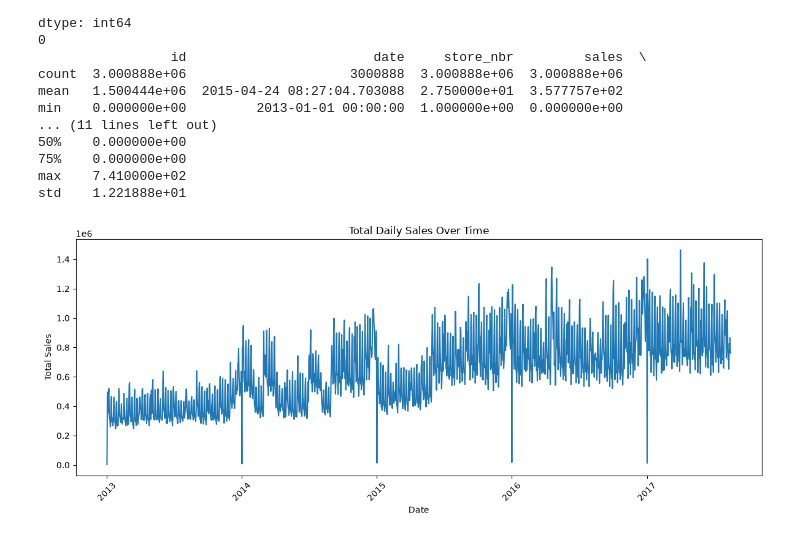
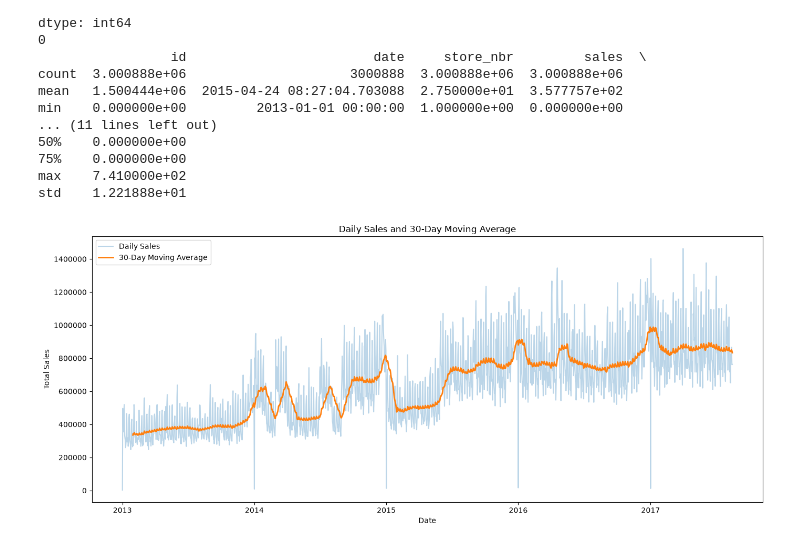
Before and after one commit to cadenasl/retailStore_machine_learning_model, a Jupyter notebook: notebooks/01_exploration.ipynb, the cells around one changed output. Cells and saved outputs as stored; diff of their text form; code cells hidden in the pictures.

```diff
--- a/notebooks/01_exploration.ipynb
+++ b/notebooks/01_exploration.ipynb
@@ -65,24 +65,41 @@ min    0.000000e+00         2013-01-01 00:00:00  1.000000e+00  0.000000e+00
 max    7.410000e+02
 std    1.221888e+01
 # %%
+# Aggregate daily sales
 daily_sales = (
     df.groupby("date")["sales"]
-      .sum()
-      .sort_index()
+    .sum()
+    .sort_index()
 )
 
-plt.figure(figsize=(12, 5))
+# Smooth fluctuations using a 30-day moving average
+rolling_sales = daily_sales.rolling(window=30).mean()
+
+plt.figure(figsize=(14, 6))
 
 plt.plot(
     daily_sales.index,
-    daily_sales.values
+    daily_sales.values,
+    alpha=0.3,
+    label="Daily Sales"
 )
 
-plt.title("Total Daily Sales Over Time")
+plt.plot(
+    rolling_sales.index,
+    rolling_sales.values,
+    linewidth=2,
+    label="30-Day Moving Average"
+)
+
+plt.title("Daily Sales and 30-Day Moving Average")
 plt.xlabel("Date")
 plt.ylabel("Total Sales")
-plt.xticks(rotation=45)
+plt.ticklabel_format(
+    style="plain",
+    axis="y"
+)
+plt.legend()
 plt.tight_layout()
 plt.show()
 # %% [output]
-[figure, old version]
+[figure, new version]
```
Also changed, not shown: parts of 5 cells of this notebook.
